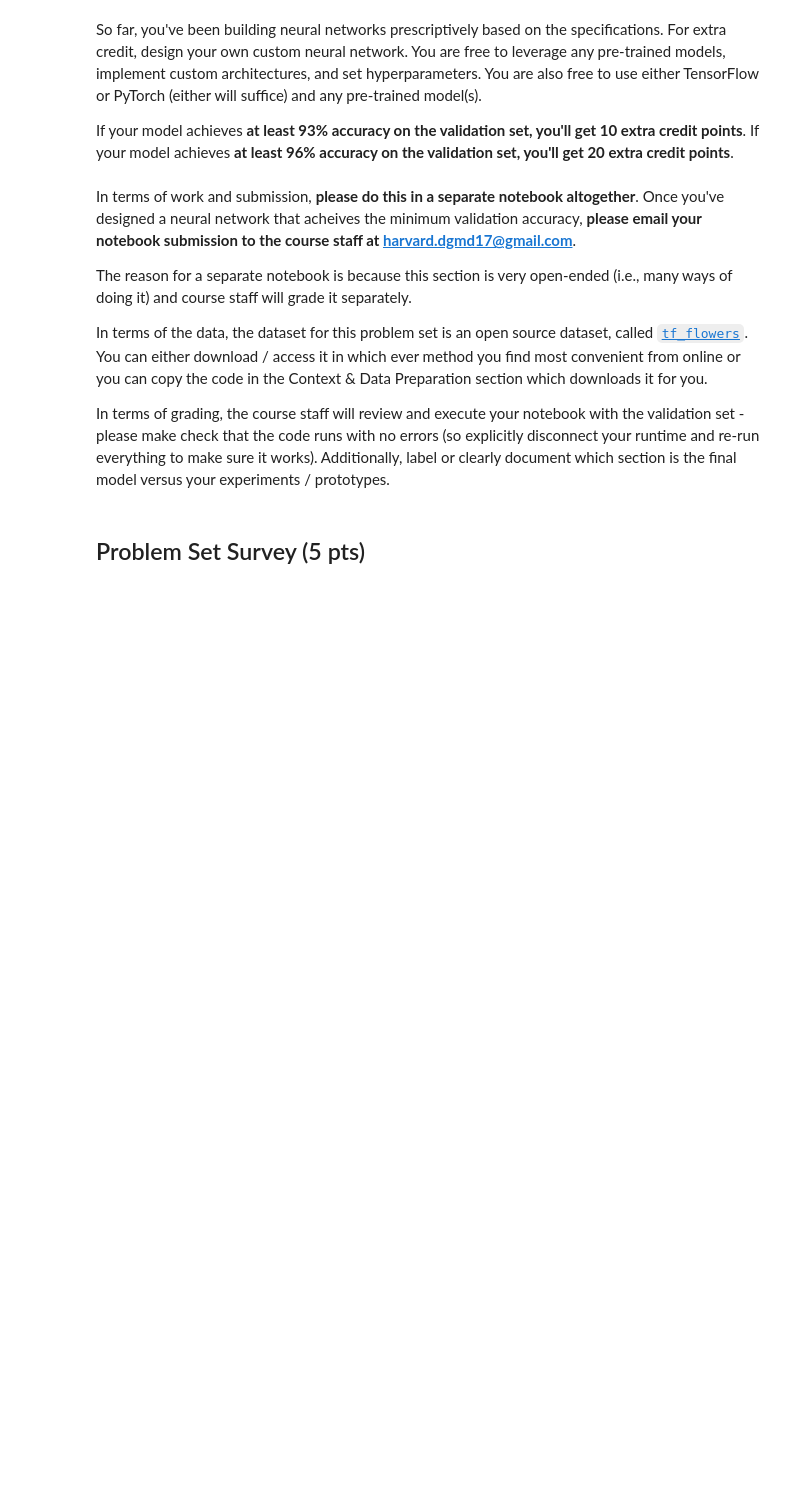
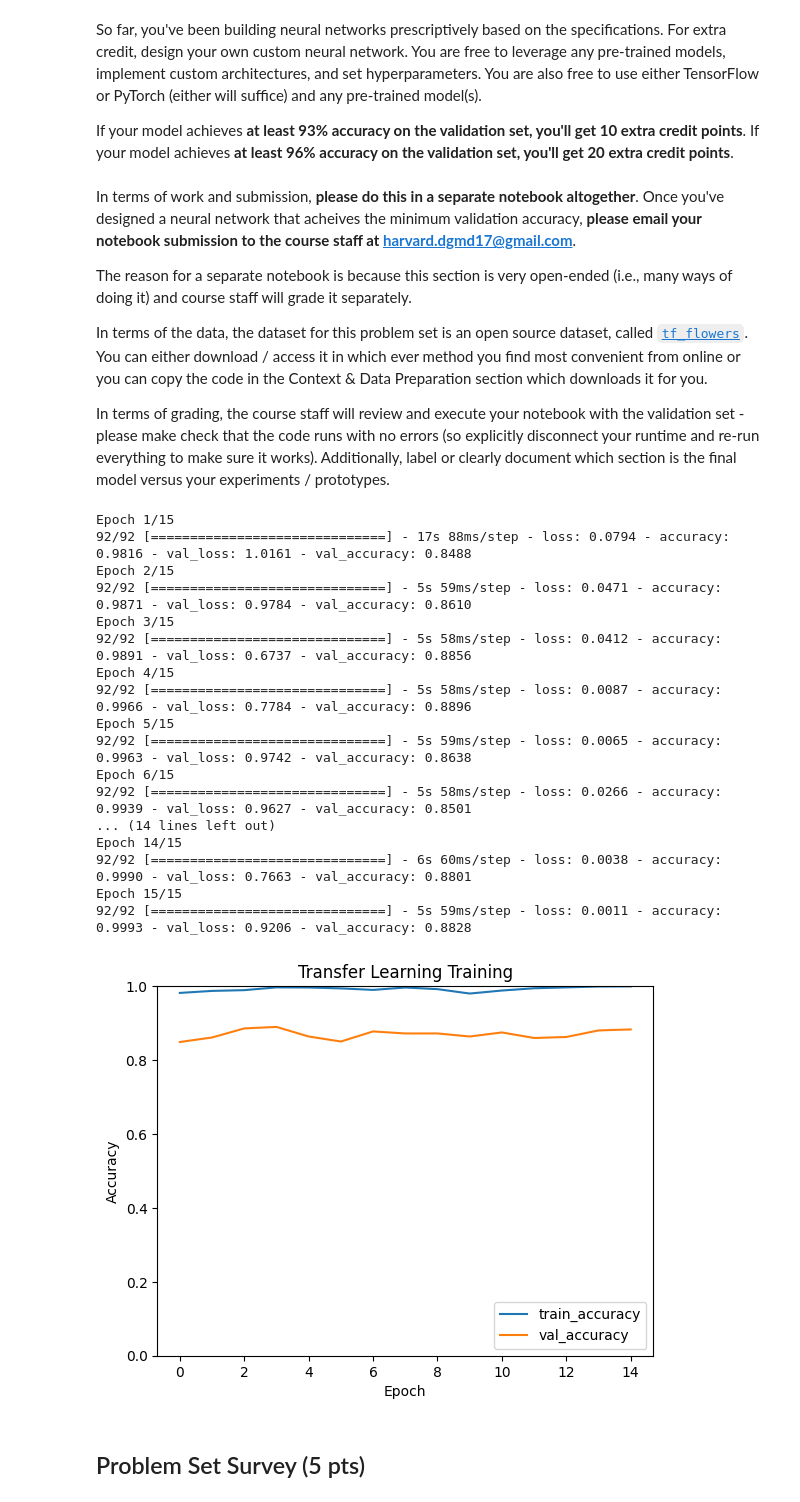
Before and after one commit to rogerwzeng/e17, a Jupyter notebook: DMDG_PSET6.ipynb, the cells around one changed output. Drawn from its saved outputs; the diff is of its cells as text; code cells hidden in the pictures; blank space fills up the shorter version.

```diff
--- a/DMDG_PSET6.ipynb
+++ b/DMDG_PSET6.ipynb
@@ -265,11 +310,13 @@ base_model.trainable = False
 
 # define our Pre-Trained Neural Network Model
 transfer_model = tf.keras.Sequential([
-    ### YOUR CODE HERE ###
+    tf.keras.layers.Rescaling(1./255),
+    base_model,  # Add the pre-trained base model
+    tf.keras.layers.GlobalAveragePooling2D(),
+    tf.keras.layers.Dense(128, activation='relu', kernel_regularizer=tf.keras.regularizers.l2(0.001)),
+    tf.keras.layers.Dropout(0.4),
+    tf.keras.layers.Dense(5)  # Output dense layer for 5 classes
 
-
-
-    ### END OF YOUR CODE ###
 ])
 # %%
 ### DO NOT CHANGE ###
@@ -347,3 +437,44 @@ In terms of grading, the course staff will review and execute your notebook with
+# %%
+#@title Run to Compile & Finetune the Pre-Trained Model
+if __name__ == "__main__":
+    tf.random.set_seed(17)
+
+    # compile model
+    transfer_model.compile(optimizer='adam',
+                      loss=tf.keras.losses.SparseCategoricalCrossentropy(from_logits=True),
+                      metrics=['accuracy'])
+    # train model
+    EPOCH = 15
+    transfer_history = transfer_model.fit(train_ds, epochs=EPOCH,
+                    validation_data=val_ds)
+
+    # visualize the training history and get the performance
+    plt.plot(transfer_history.history['accuracy'], label='train_accuracy')
+    plt.plot(transfer_history.history['val_accuracy'], label = 'val_accuracy')
+    plt.xlabel('Epoch')
+    plt.ylabel('Accuracy')
+    plt.ylim([0, 1])
+    plt.title("Transfer Learning Training")
+    plt.legend(loc='lower right')
+# %% [output]
+Epoch 1/15
+92/92 [==============================] - 17s 88ms/step - loss: 0.0794 - accuracy: 0.9816 - val_loss: 1.0161 - val_accuracy: 0.8488
+Epoch 2/15
+92/92 [==============================] - 5s 59ms/step - loss: 0.0471 - accuracy: 0.9871 - val_loss: 0.9784 - val_accuracy: 0.8610
+Epoch 3/15
+92/92 [==============================] - 5s 58ms/step - loss: 0.0412 - accuracy: 0.9891 - val_loss: 0.6737 - val_accuracy: 0.8856
+Epoch 4/15
+92/92 [==============================] - 5s 58ms/step - loss: 0.0087 - accuracy: 0.9966 - val_loss: 0.7784 - val_accuracy: 0.8896
+Epoch 5/15
+92/92 [==============================] - 5s 59ms/step - loss: 0.0065 - accuracy: 0.9963 - val_loss: 0.9742 - val_accuracy: 0.8638
+Epoch 6/15
+92/92 [==============================] - 5s 58ms/step - loss: 0.0266 - accuracy: 0.9939 - val_loss: 0.9627 - val_accuracy: 0.8501
+... (14 lines left out)
+Epoch 14/15
+92/92 [==============================] - 6s 60ms/step - loss: 0.0038 - accuracy: 0.9990 - val_loss: 0.7663 - val_accuracy: 0.8801
+Epoch 15/15
+92/92 [==============================] - 5s 59ms/step - loss: 0.0011 - accuracy: 0.9993 - val_loss: 0.9206 - val_accuracy: 0.8828
+[figure, added]
 # %% [markdown]
 ## Problem Set Survey (5 pts)
 # %% [markdown]
```
Also changed, not shown: parts of 13 cells of this notebook.
